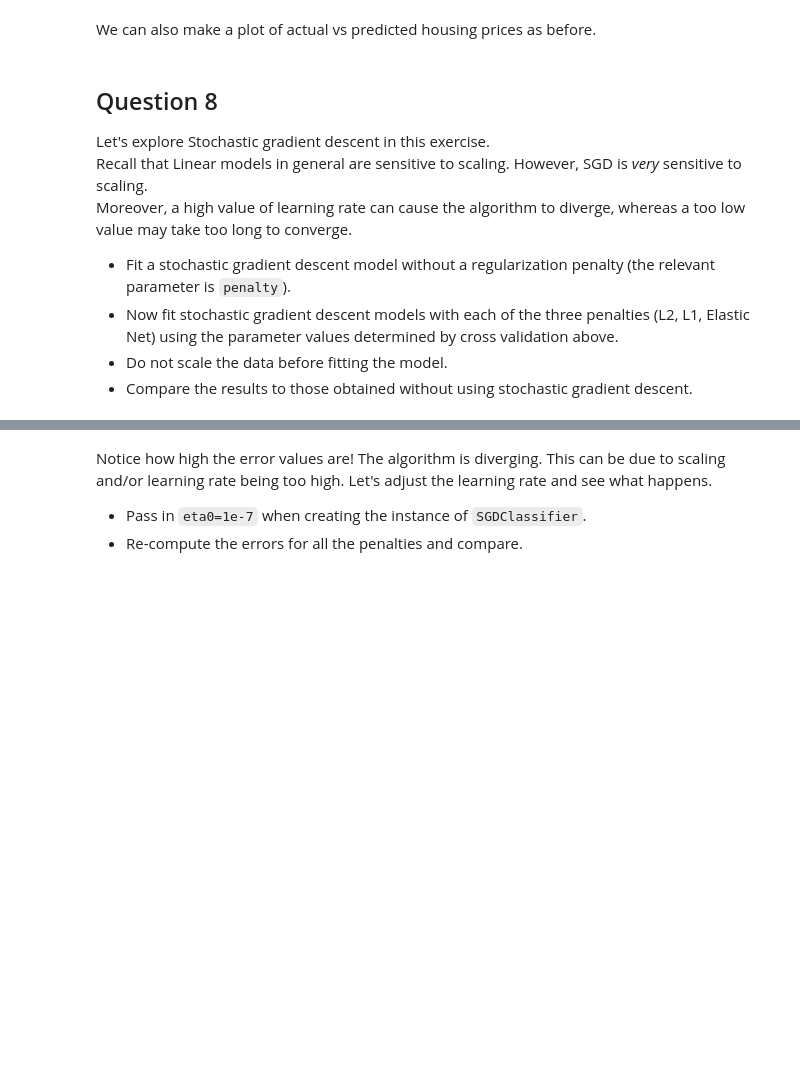
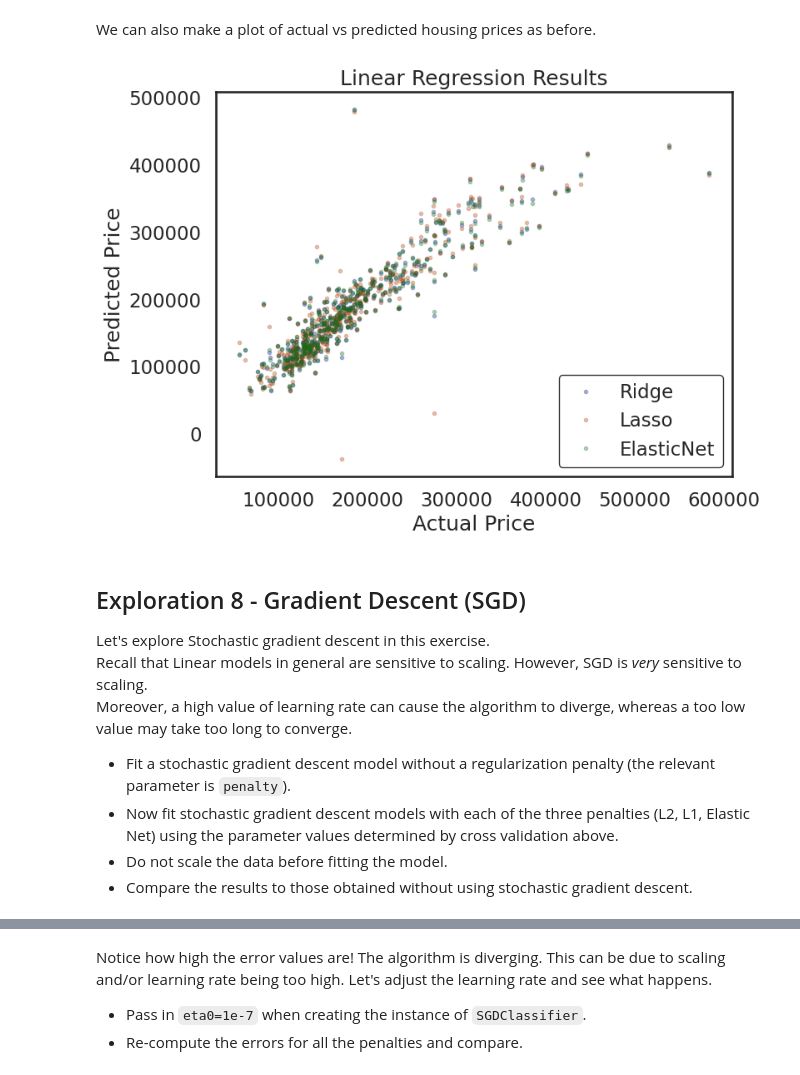
Before and after one commit to batspike/ML-Projects-and-Tutorials, a Jupyter notebook: IBM_Machine_Learning/02_SupervisedMachineLearning_Regression/Module4_DemoLab_PolynomialFeaturesAndRegularization.ipynb, the cells around one changed output, grey strips where cells are left out. Saved outputs shown, nothing was run; the diff lists cells and outputs as text; code cells hidden in the pictures; blank space fills up the shorter version.

```diff
--- a/IBM_Machine_Learning/02_SupervisedMachineLearning_Regression/Module4_DemoLab_PolynomialFeaturesAndRegularization.ipynb
+++ b/IBM_Machine_Learning/02_SupervisedMachineLearning_Regression/Module4_DemoLab_PolynomialFeaturesAndRegularization.ipynb
@@ -347,11 +411,11 @@ Use the following alphas:\
 # %%
 from sklearn.linear_model import LassoCV
 
-alphas2 = np.array([1e-5, 5e-5, 0.0001, 0.0005])
+# alphas2 = np.array([1e-5, 5e-5, 0.0001, 0.0005])
+alphas2 = np.array([0.005, 0.05, 0.1, 1, 5, 20, 50, 80, 100, 120, 140, 160, 180])
 
-lassoCV = LassoCV(alphas=alphas2,
-                  max_iter=int(5e4),
-                  cv=3).fit(X_train, y_train)
+# lassoCV = LassoCV(alphas=alphas2, max_iter=int(5e4), cv=3).fit(X_train, y_train)
+lassoCV = LassoCV(alphas=alphas2, max_iter=int(5e4), cv=4).fit(X_train, y_train)
 
 lassoCV_rmse = rmse(y_test, lassoCV.predict(X_test))
 
@@ -366,11 +433,9 @@ Now try the elastic net, with the same alphas as in Lasso, and l1\_ratios betwee
 # %%
 from sklearn.linear_model import ElasticNetCV
 
-l1_ratios = np.linspace(0.1, 0.9, 9)
+l1_ratios = np.linspace(0.1, 0.9, 9)  # use as weight for balancing the alpha values from Ridge to Lasso
 
-elasticNetCV = ElasticNetCV(alphas=alphas2,
-                            l1_ratio=l1_ratios,
-                            max_iter=int(1e4)).fit(X_train, y_train)
+elasticNetCV = ElasticNetCV(alphas=alphas2, l1_ratio=l1_ratios, max_iter=int(1e4)).fit(X_train, y_train)
 elasticNetCV_rmse = rmse(y_test, elasticNetCV.predict(X_test))
 
 print(elasticNetCV.alpha_, elasticNetCV.l1_ratio_, elasticNetCV_rmse)
@@ -387,27 +460,28 @@ rmse_df
 # %% [markdown]
 We can also make a plot of actual vs predicted housing prices as before.
 # %%
-f = plt.figure(figsize=(6,6))
+f = plt.figure(figsize=(8,6))
 ax = plt.axes()
 
 labels = ['Ridge', 'Lasso', 'ElasticNet']
 
 models = [ridgeCV, lassoCV, elasticNetCV]
 
 for mod, lab in zip(models, labels):
-    ax.plot(y_test, mod.predict(X_test),
-             marker='o', ls='', ms=3.0, label=lab)
+    ax.plot(y_test, mod.predict(X_test), marker='o', ls='', ms=3.0, label=lab, alpha=0.3)
 
 
 leg = plt.legend(frameon=True)
 leg.get_frame().set_edgecolor('black')
 leg.get_frame().set_linewidth(1.0)
 
 ax.set(xlabel='Actual Price',
        ylabel='Predicted Price',
        title='Linear Regression Results');
+# %% [output]
+[figure, added]
 # %% [markdown]
-## Question 8
+## Exploration 8 - Gradient Descent (SGD)
 
 Let's explore Stochastic gradient descent in this exercise.\
 Recall that Linear models in general are sensitive to scaling.
```
Also changed, not shown: parts of 18 cells of this notebook.
